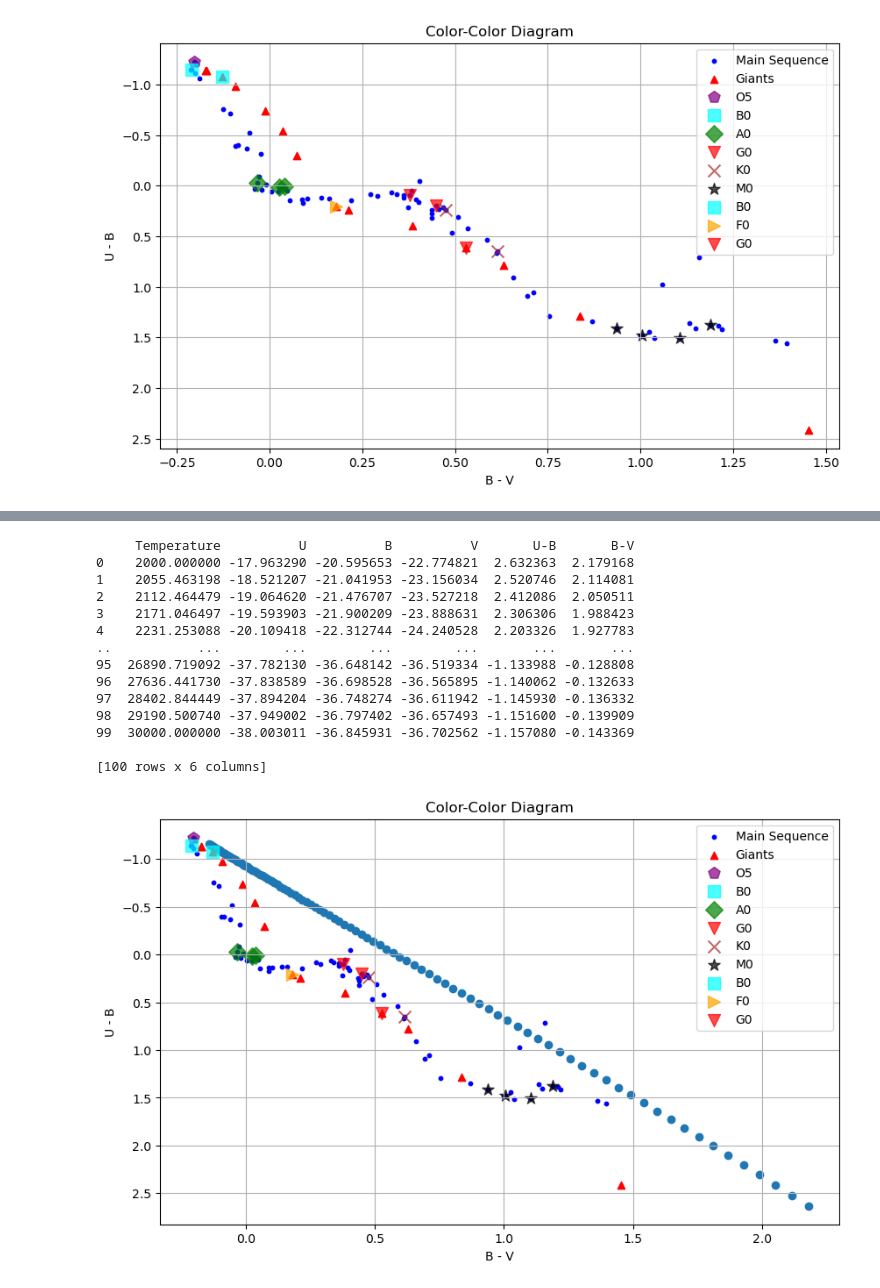
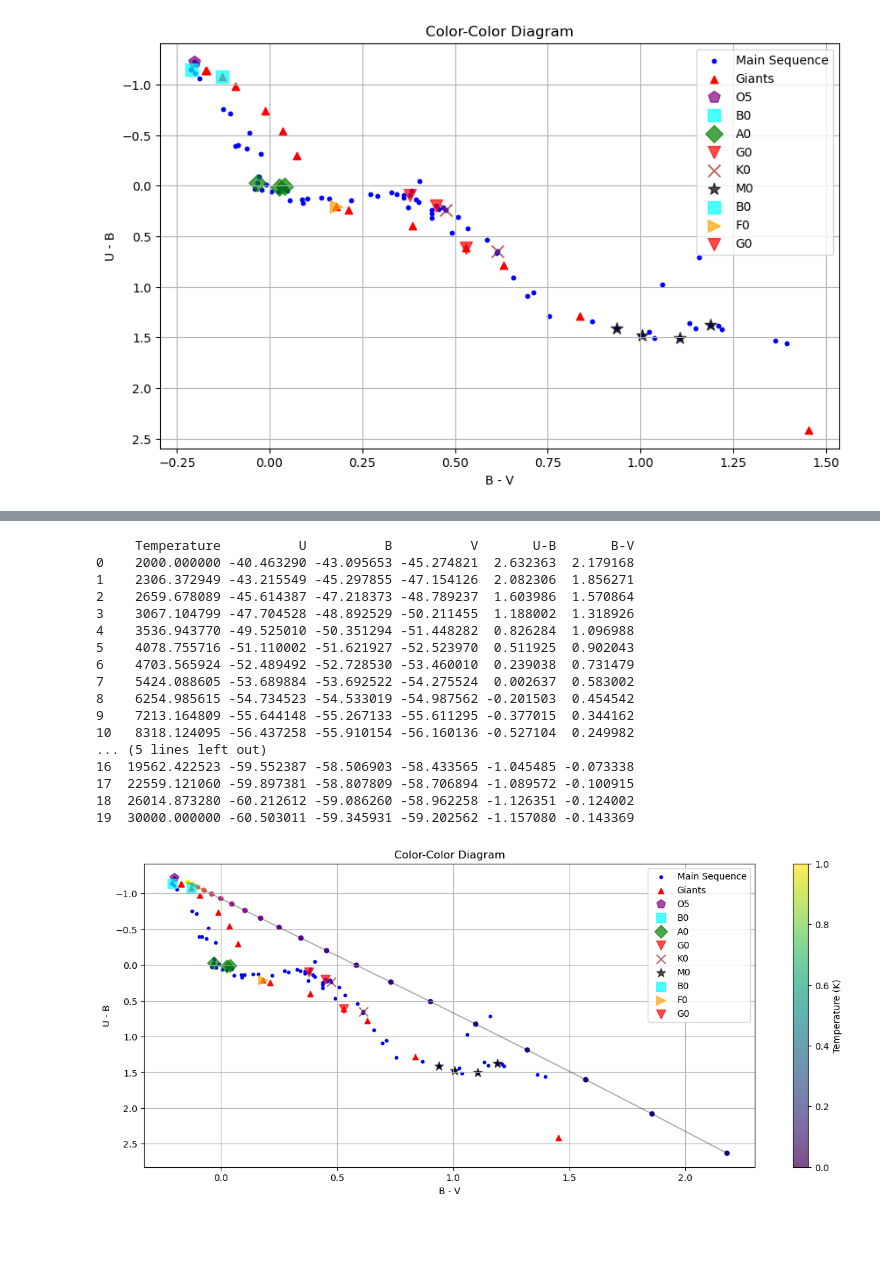
Before and after one commit to TapWhite/ALOP-PROBLEM-1-part2, a Jupyter notebook: ALOP tijdelijk.ipynb, the cells around one changed output, grey strips where cells are left out. Drawn from its saved outputs; the diff is of its cells as text; code cells hidden in the pictures; blank space fills up the shorter version.

```diff
--- a/ALOP tijdelijk.ipynb
+++ b/ALOP tijdelijk.ipynb
@@ -289,7 +430,7 @@ def blackbody_flux(wavelength, temperature):
     # Planck's la  w formula
     flux = (2 * h.value * c.value**2) / (wavelength_m**5 * (np.exp(exponent) - 1))
     # flux in W·m⁻²·Hz⁻¹·sr⁻¹
-    flux_converted = flux *10**-9
+    flux_converted = flux
     return flux_converted
 
 
@@ -325,7 +466,7 @@ temperatures = np.logspace(3.301, 4.477, 100)  # From 2000 K to 30000 K
 
 start_temp = 2000
 stop_temp = 30000
-num_points=100
+num_points=20
 # Create evenly spaced points in the exponent using base e
 logspace_temperatures = np.linspace(np.log(start_temp), np.log(stop_temp), num_points)
 
@@ -346,57 +487,64 @@ for temperature in temperatures:
     results[temperature] = magnitudes
 
 # Create a DataFrame from the results
-df = pd.DataFrame.from_dict(results, orient='index', columns=bands)
+df_temp = pd.DataFrame.from_dict(results, orient='index', columns=bands)
 
 # Reset the index to have Temperature as a column
-df.reset_index(inplace=True)
-df.rename(columns={'index': 'Temperature'}, inplace=True)
+df_temp.reset_index(inplace=True)
+df_temp.rename(columns={'index': 'Temperature'}, inplace=True)
 
 # Calculate U-B and B-V color indices
-df['U-B'] = df['U'] - df['B']
-df['B-V'] = df['B'] - df['V']
+df_temp['U-B'] = df_temp['U'] - df_temp['B']
+df_temp['B-V'] = df_temp['B'] - df_temp['V']
 
 
 # Display the DataFrame
-print(df)
+print(df_temp)
 
-plt.figure(figsize=(10, 6))
+plt.figure(figsize=(15, 6))
 
-plt.scatter(df['B-V'] , df['U-B'] )
+plt.scatter(df_temp['B-V'] , df_temp['U-B'], c=temperatures, cmap='plasma', edgecolor='none')
+plt.plot(df_temp['B-V'] , df_temp['U-B'], color='black', alpha=0.3)
 # Plot U-B vs B-V
 
 
 # Plot Main Sequence Stars
 plt.scatter(main_sequence['B-V'], main_sequence['U-B'], label='Main Sequence', s=10, c='blue', marker='o')
 
 # Plot Giants
 plt.scatter(giants['B-V'], giants['U-B'], label='Giants', c='red', marker='^')
 
 # Plot and label specific spectral types
 plot_spectral_types(main_sequence, spectral_types, color_dict)
 plot_spectral_types(giants, spectral_types, color_dict)
 
 # Add labels and legend
+cbar = plt.colorbar()
+cbar.set_label('Temperature (K)')
+
 plt.xlabel('B - V')
 plt.ylabel('U - B')
 plt.gca().invert_yaxis()
 plt.title('Color-Color Diagram')
 plt.legend()
 plt.grid(True)
 plt.show()
 # %% [output]
      Temperature          U          B          V       U-B       B-V
-0    2000.000000 -17.963290 -20.595653 -22.774821  2.632363  2.179168
-1    2055.463198 -18.521207 -21.041953 -23.156034  2.520746  2.114081
-2    2112.464479 -19.064620 -21.476707 -23.527218  2.412086  2.050511
-3    2171.046497 -19.593903 -21.900209 -23.888631  2.306306  1.988423
-4    2231.253088 -20.109418 -22.312744 -24.240528  2.203326  1.927783
-..           ...        ...        ...        ...       ...       ...
-95  26890.719092 -37.782130 -36.648142 -36.519334 -1.133988 -0.128808
-96  27636.441730 -37.838589 -36.698528 -36.565895 -1.140062 -0.132633
-97  28402.844449 -37.894204 -36.748274 -36.611942 -1.145930 -0.136332
-98  29190.500740 -37.949002 -36.797402 -36.657493 -1.151600 -0.139909
-99  30000.000000 -38.003011 -36.845931 -36.702562 -1.157080 -0.143369
-
-[100 rows x 6 columns]
+0    2000.000000 -40.463290 -43.095653 -45.274821  2.632363  2.179168
+1    2306.372949 -43.215549 -45.297855 -47.154126  2.082306  1.856271
+2    2659.678089 -45.614387 -47.218373 -48.789237  1.603986  1.570864
+3    3067.104799 -47.704528 -48.892529 -50.211455  1.188002  1.318926
+4    3536.943770 -49.525010 -50.351294 -51.448282  0.826284  1.096988
+5    4078.755716 -51.110002 -51.621927 -52.523970  0.511925  0.902043
+6    4703.565924 -52.489492 -52.728530 -53.460010  0.239038  0.731479
+7    5424.088605 -53.689884 -53.692522 -54.275524  0.002637  0.583002
+8    6254.985615 -54.734523 -54.533019 -54.987562 -0.201503  0.454542
+9    7213.164809 -55.644148 -55.267133 -55.611295 -0.377015  0.344162
+10   8318.124095 -56.437258 -55.910154 -56.160136 -0.527104  0.249982
+... (5 lines left out)
+16  19562.422523 -59.552387 -58.506903 -58.433565 -1.045485 -0.073338
+17  22559.121060 -59.897381 -58.807809 -58.706894 -1.089572 -0.100915
+18  26014.873280 -60.212612 -59.086260 -58.962258 -1.126351 -0.124002
+19  30000.000000 -60.503011 -59.345931 -59.202562 -1.157080 -0.143369
-[figure, old version]
+[figure, new version]
```
Also changed, not shown: parts of 6 cells of this notebook, 6 other files.
